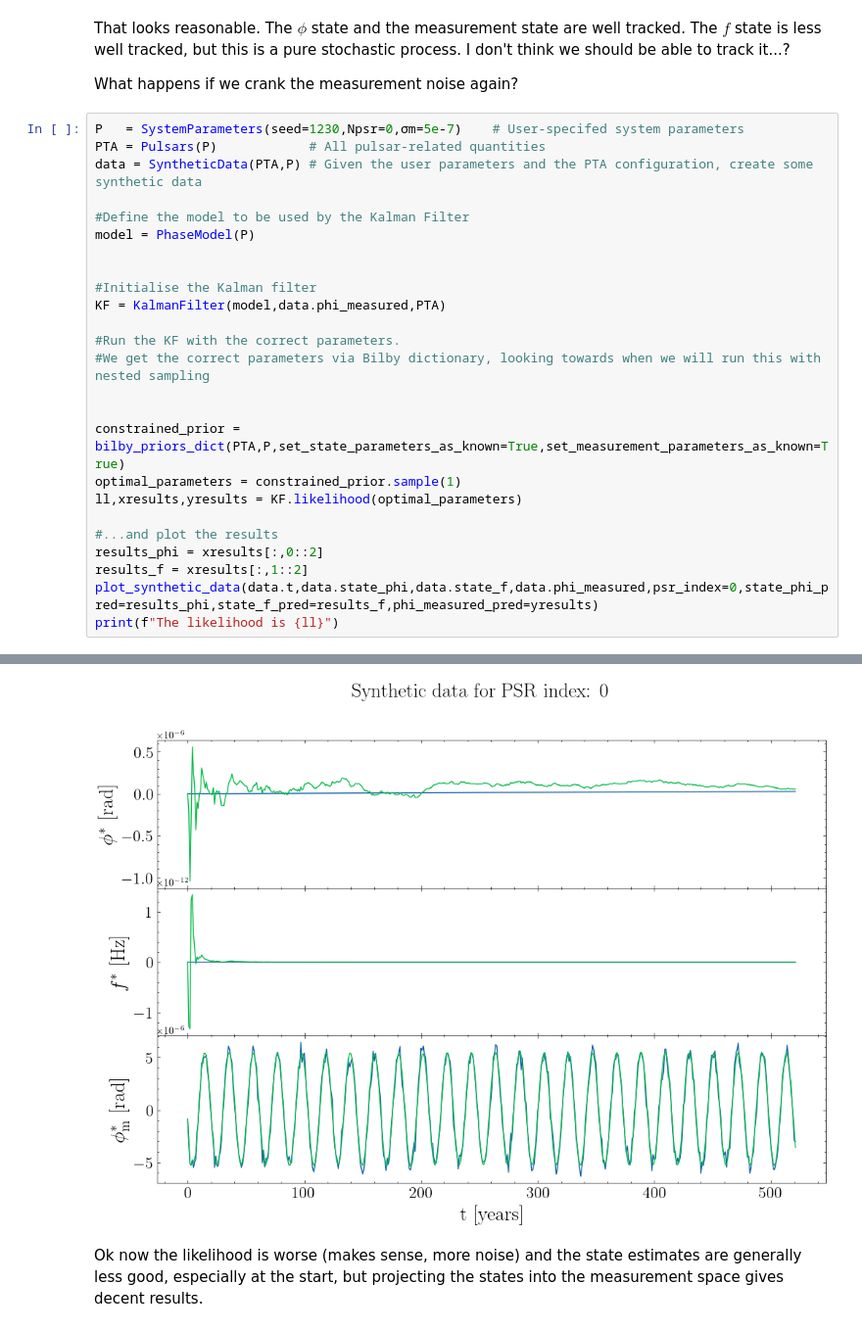
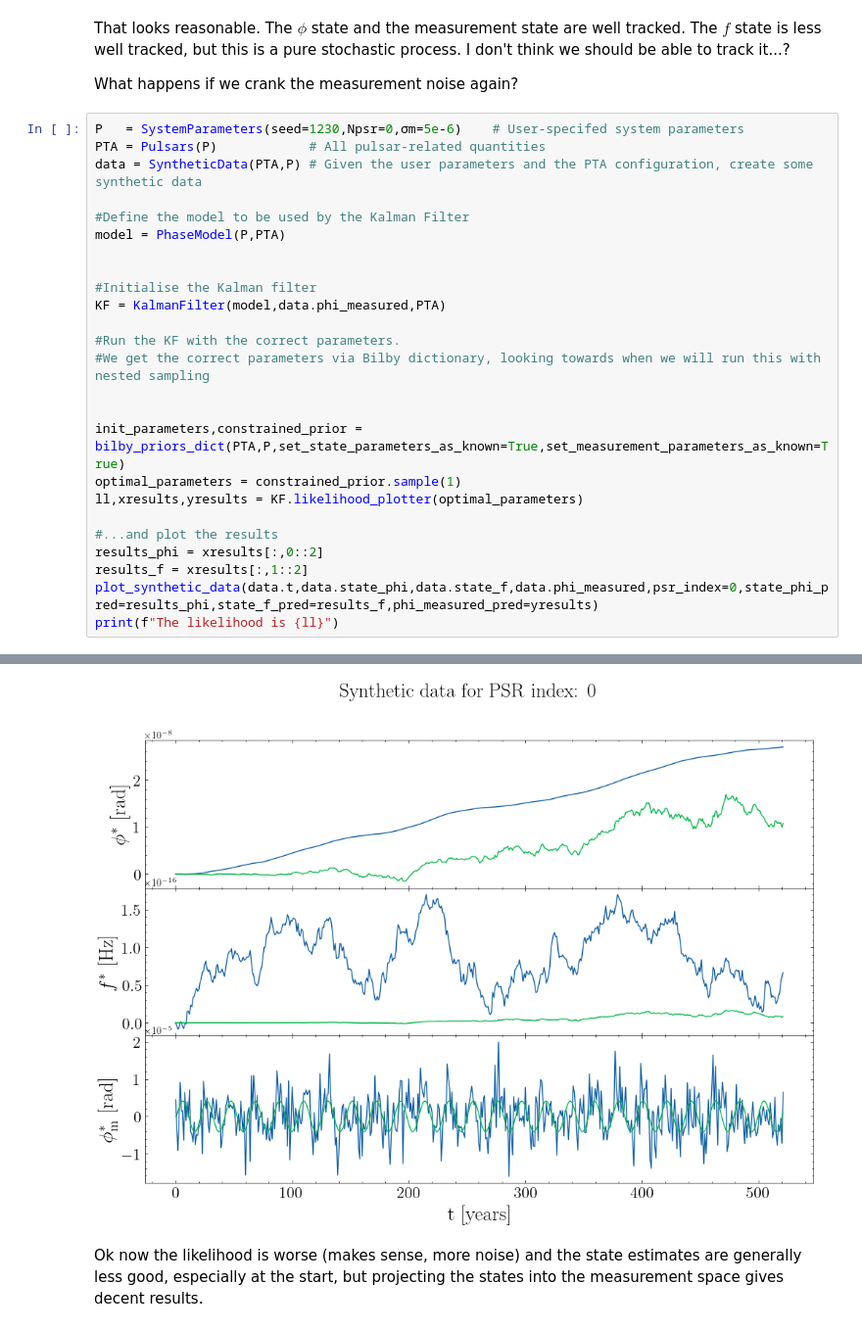
Before and after one commit to tomkimpson/KalmanPhasePTA, a Jupyter notebook: notebooks/check_KF_results_look_reasonable.ipynb, the cells around one changed output, grey strips where cells are left out. Shown at 98% size. Drawn from its saved outputs; the diff is of its cells as text.

```diff
--- a/notebooks/check_KF_results_look_reasonable.ipynb
+++ b/notebooks/check_KF_results_look_reasonable.ipynb
@@ -128,12 +157,12 @@ That looks reasonable. The $\phi$ state and the measurement state are well track
 
 What happens if we crank the measurement noise again?
 # %%
-P   = SystemParameters(seed=1230,Npsr=0,σm=5e-7)    # User-specifed system parameters
+P   = SystemParameters(seed=1230,Npsr=0,σm=5e-6)    # User-specifed system parameters
 PTA = Pulsars(P)            # All pulsar-related quantities
 data = SyntheticData(PTA,P) # Given the user parameters and the PTA configuration, create some synthetic data
 
 #Define the model to be used by the Kalman Filter
-model = PhaseModel(P)
+model = PhaseModel(P,PTA)
 
 
 #Initialise the Kalman filter
@@ -143,9 +172,9 @@ KF = KalmanFilter(model,data.phi_measured,PTA)
 #We get the correct parameters via Bilby dictionary, looking towards when we will run this with nested sampling
 
 
-constrained_prior = bilby_priors_dict(PTA,P,set_state_parameters_as_known=True,set_measurement_parameters_as_known=True)
+init_parameters,constrained_prior = bilby_priors_dict(PTA,P,set_state_parameters_as_known=True,set_measurement_parameters_as_known=True)
 optimal_parameters = constrained_prior.sample(1)
-ll,xresults,yresults = KF.likelihood(optimal_parameters)
+ll,xresults,yresults = KF.likelihood_plotter(optimal_parameters)
 
 #...and plot the results
 results_phi = xresults[:,0::2]
@@ -180,4 +203,4 @@ The likelihood is -243.34415105890125
-[figure, old version]
+[figure, new version]
 # %% [markdown]
 Ok now the likelihood is worse (makes sense, more noise) and the state estimates are generally less good, especially at the start, but projecting the states into the measurement space gives decent results.
 # %% [markdown]
```
Also changed, not shown: parts of 13 cells of this notebook, 6 other files.
